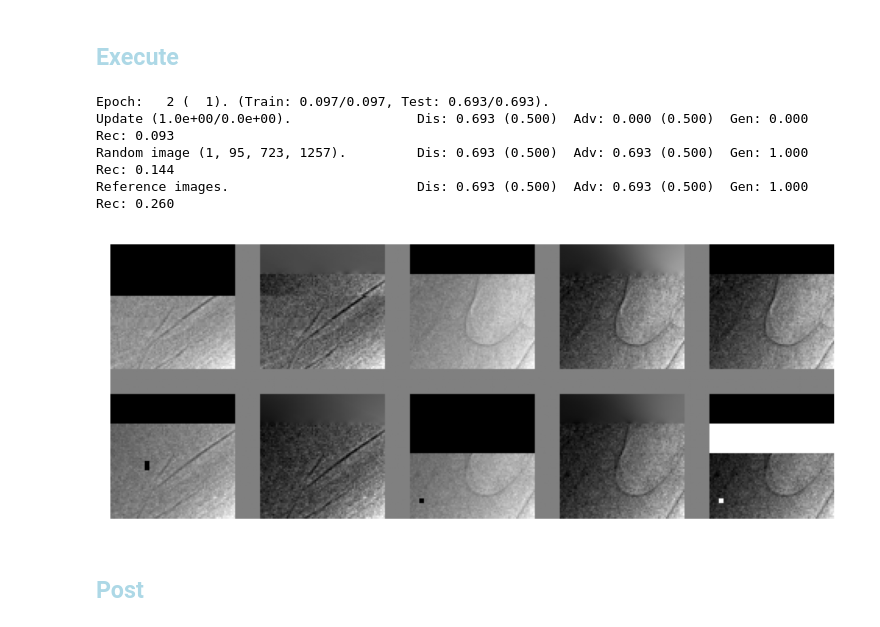
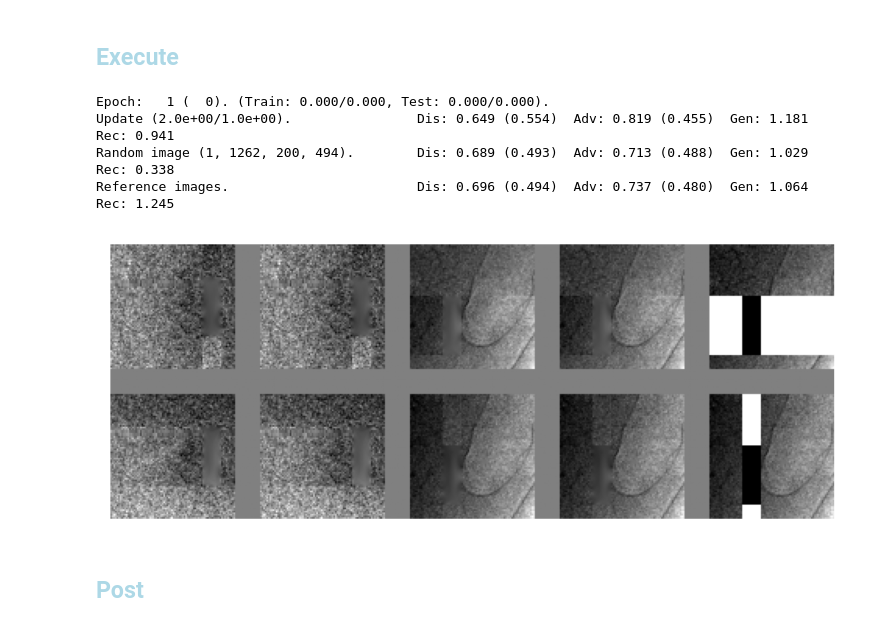
Before and after one commit to antonmx/shiftpatch, a Jupyter notebook: shiftpatch_dj0.ipynb, the cells around one changed output. Saved outputs shown, nothing was run; the diff lists cells and outputs as text; code cells hidden in the pictures.

```diff
--- a/shiftpatch_dj0.ipynb
+++ b/shiftpatch_dj0.ipynb
@@ -107,7 +110,7 @@ class Generator(sg.GeneratorTemplate):
 
         self.lastTouch = self.createLastTouch()
 
-        #sg.load_model(self, model_path="prime_0_gen.pt" )
+        sg.load_model(self, model_path="good_0_gen.pt" )
 
 
     def forward(self, input):
@@ -136,7 +139,7 @@ class Generator(sg.GeneratorTemplate):
         missingInBoth =  ( masks[:,0,...] + masks[:,1,...] > 0 )[:,None]
         res = torch.where ( torch.logical_or(masks, ~missingInBoth) , images, res )
         res = self.postProc(res, procInf)
-        res = res * torch.where( masks[:,0:2,...] > 0, 1, self.inmask )
+        #res = res * torch.where( masks[:,0:2,...] > 0, 1, self.inmask )
         saveToInterim('output', res)
         return res
 
@@ -219,7 +222,7 @@ class Discriminator(torch.nn.Module):
         self.discIMG = DiscriminatorIMG()
         self.discFFT = DiscriminatorFFT()
         self.IMG_FFT = 0.5
-        #sg.load_model(self, model_path="prime_1_dis.pt" )
+        sg.load_model(self, model_path="good_0_dis.pt" )
     def forward(self, images):
         if images.dim() == 3:
             images = images.unsqueeze(1)
@@ -313,9 +316,8 @@ sg.freeGPUmem()
 
 #sg.minRecTest, sg.minRecTrain = 1, 1
 sg.ADV_DIF = 1 # 0.008108
-sg.trainCyclesGen = 0
-sg.trainCyclesDis = 1
-sg.generator.inmask = 0
+sg.trainCyclesGen = 1
+sg.trainCyclesDis = 2
 sg.skipThreshold = 0
 
 def adjustScheduler(scheduler, iniLr, target) :
@@ -327,51 +329,42 @@ def adjustScheduler(scheduler, iniLr, target) :
     or gamma > 1 and curLR < target :
         scheduler.step()
     return f"LR : {curLR:.2e}. "
 
 import os
 def my_beforeReport(sglocals) :
     message = ""
-    if os.path.isfile("prime_0_dis.pt") :
-        message += f" inmask : {sg.generator.inmask:.3e}."
-        sg.generator.inmask = min(1, sg.generator.inmask+0.001)
-        with open(f"message_{sg.TCfg.exec}.txt", 'a') as file:
-            file.write(message + "\n")
-        print(message)
-    elif abs(sglocals['updAcc'].predReal - sglocals['updAcc'].predFake) > 0.1
-        sg.saveModels("prime_0")
-        #sg.trainCyclesGen = 1
-    return
-    message += f" inmask : {sg.generator.inmask:.3e}."
-    sg.generator.inmask = min(1, sg.generator.inmask+0.01)
+    with open(f"message_{sg.TCfg.exec}.txt", 'a') as file:
+        file.write(message + "\n")
+    print(message)
     #message += "G" + adjustScheduler(sg.scheduler_G, sg.TCfg.learningRateG, 0.1)
     #message += "D" + adjustScheduler(sg.scheduler_D, sg.TCfg.learningRateD, 0.1)
     #message += f" ADV/DIF : {sg.ADV_DIF:.3e}."
     #sg.ADV_DIF = max(2e-6, sg.ADV_DIF-1e-8)
 #    message += f" Ampl : {sg.generator.amplitude:.3f}."
 #    sg.generator.amplitude = min(1, sg.generator.amplitude * (1+5e-3) )
     return
-sg.beforeReport = my_beforeReport
+#sg.beforeReport = my_beforeReport
 
 
 #sg.TCfg.loaderWorkers = 0 # for debug single threaded
 try :
     sg.train(savedCheckPoint)
 except :
     #del sg.dataLoader
     #del sg.testLoaderrelo
     sg.freeGPUmem()
     1/10 # to release Jupyuter memory in the next step
     sg.epoch -= 1
     raise
 
 # from scratch
 # ADV_DIFF = 1, LR = 0.1
 # %% [output]
-Epoch:   2 (  1). (Train: 0.097/0.097, Test: 0.693/0.693).
-Update (1.0e+00/0.0e+00).                Dis: 0.693 (0.500)  Adv: 0.000 (0.500)  Gen: 0.000  Rec: 0.093
-Random image (1, 95, 723, 1257).         Dis: 0.693 (0.500)  Adv: 0.693 (0.500)  Gen: 1.000  Rec: 0.144
-Reference images.                        Dis: 0.693 (0.500)  Adv: 0.693 (0.500)  Gen: 1.000  Rec: 0.260
+Epoch:   1 (  0). (Train: 0.000/0.000, Test: 0.000/0.000).
+Update (2.0e+00/1.0e+00).                Dis: 0.649 (0.554)  Adv: 0.819 (0.455)  Gen: 1.181  Rec: 0.941
+Random image (1, 1262, 200, 494).        Dis: 0.689 (0.493)  Adv: 0.713 (0.488)  Gen: 1.029  Rec: 0.338
+Reference images.                        Dis: 0.696 (0.494)  Adv: 0.737 (0.480)  Gen: 1.064  Rec: 1.245
-[figure, old version]
+[figure, new version]
 # %% [markdown]
 ## <font style="color:lightblue">Post</font>
 # %%
```
Also changed, not shown: parts of 4 cells of this notebook, 2 other files.
